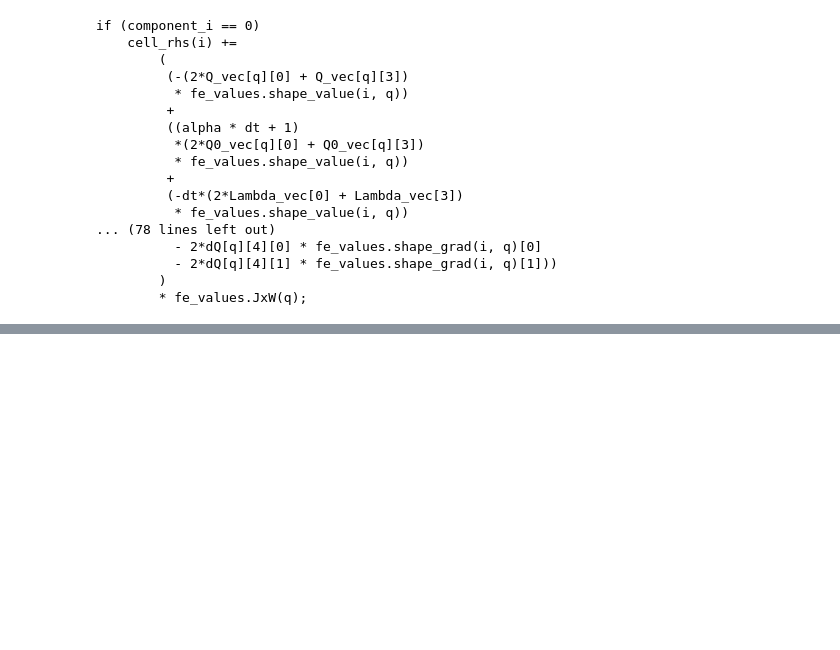
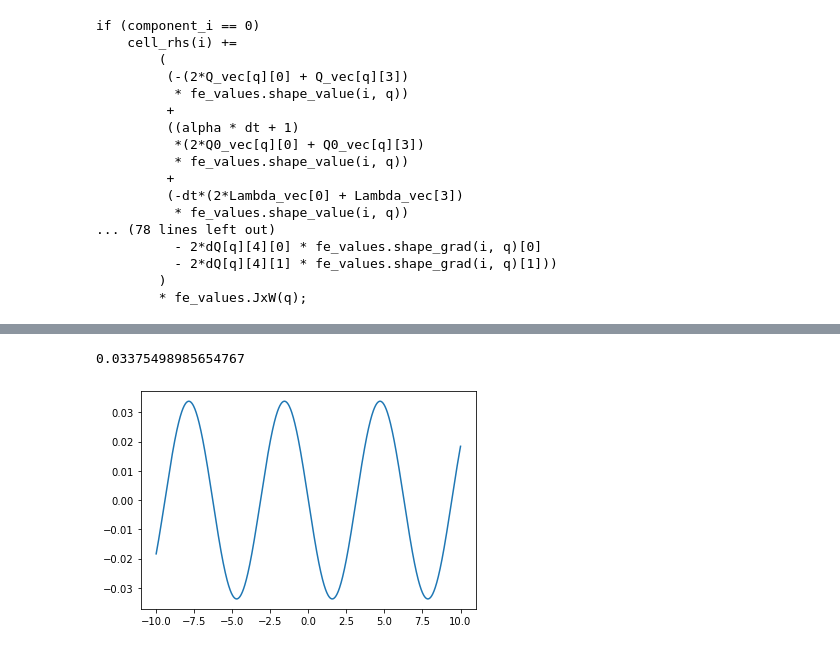
Before and after one commit to lucasmyers97/maier-saupe-lc-hydrodynamics, a Jupyter notebook: theory/anisotropic-elastic-terms/anisotropic_elasticity_calculations.ipynb, the cells around one changed output, grey strips where cells are left out. Saved outputs shown, nothing was run; the diff lists cells and outputs as text; code cells hidden in the pictures; blank space fills up the shorter version.

```diff
--- a/theory/anisotropic-elastic-terms/anisotropic_elasticity_calculations.ipynb
+++ b/theory/anisotropic-elastic-terms/anisotropic_elasticity_calculations.ipynb
@@ -668,0 +1067,6 @@ if (component_i == 0 && component_j == 0)
+# %%
+plt.plot(x_num, E2_ar)
+print(np.max(E2_ar))
+# %% [output]
+0.03375498985654767
+[figure, added]
```
Also changed, not shown: parts of 51 cells of this notebook, 2 other files.
